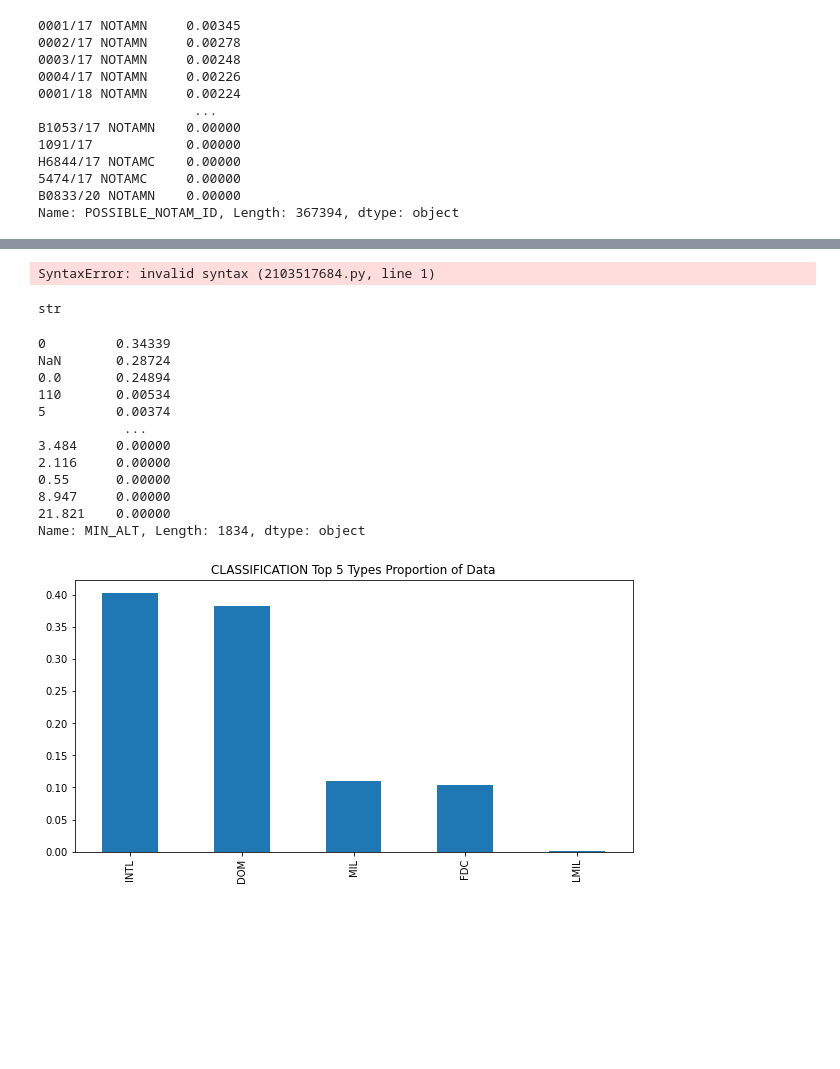
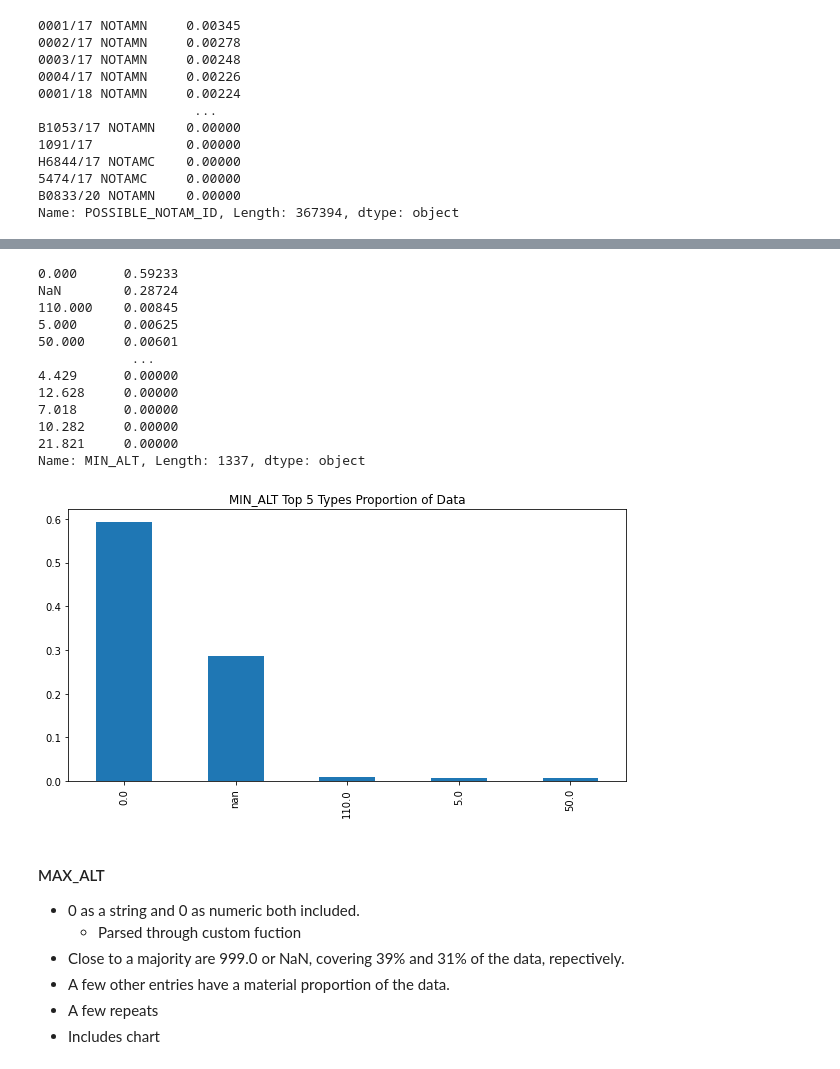
Before and after one commit to DAEN-Team-1/Final, a Jupyter notebook: notam_analysis_v1.ipynb, the cells around one changed output, grey strips where cells are left out. Cells and saved outputs as stored; diff of their text form; code cells hidden in the pictures; blank space fills up the shorter version.

```diff
--- a/notam_analysis_v1.ipynb
+++ b/notam_analysis_v1.ipynb
@@ -1240,11 +1237,14 @@ Name: POSSIBLE_NOTAM_ID, Length: 367394, dtype: object
 * A few repeats
 * Includes chart
 # %%
-# Helper function
+# Helper function as to_numeric is not working
 def convert_to_float(row):
-    try:
-        return float(row)
-    except:
+    if isinstance(row, str):
+        try:
+            return float(row)
+        except:
+            return row
+    else:
         return row
 # %%
-df['MIN_ALT'].apply(convert_to_float)
+df['MIN_ALT'] = df['MIN_ALT'].apply(convert_to_float)
@@ -1264,2 +1250,0 @@ Name: MIN_ALT, Length: 1062038, dtype: object
-# %%
-df['MIN_ALT'][df['MIN_ALT']=='0'] = 0.0
@@ -1271,2 +1250,0 @@ See the caveats in the documentation: https://pandas.pydata.org/pandas-docs/stab
-# %%
-df['MIN_ALT'] = pd.to_numeric(df['MIN_ALT'], errors='ignore', downcast='float')
@@ -1333,29 +1266,29 @@ Name: MIN_ALT, Length: 3970, dtype: object
-# %%
-df['MIN_ALT'].apply(lambda x: try float(x) except x)
-# %% [output]
-SyntaxError: invalid syntax (2103517684.py, line 1)
-# %%
-type(df['MIN_ALT'].iloc[82001])
-# %% [output]
-str
 # %%
 df['MIN_ALT'].value_counts(dropna=False, normalize=True).apply(lambda x: '%.5f' % x)
 # %% [output]
-0         0.34339
-NaN       0.28724
-0.0       0.24894
-110       0.00534
-5         0.00374
-           ...
-3.484     0.00000
-2.116     0.00000
-0.55      0.00000
-8.947     0.00000
-21.821    0.00000
-Name: MIN_ALT, Length: 1834, dtype: object
+0.000      0.59233
+NaN        0.28724
+110.000    0.00845
+5.000      0.00625
+50.000     0.00601
+            ...
+4.429      0.00000
+12.628     0.00000
+7.018      0.00000
+10.282     0.00000
+21.821     0.00000
+Name: MIN_ALT, Length: 1337, dtype: object
 # %%
-df['CLASSIFICATION'].value_counts(dropna=False, normalize=True).nlargest(5).plot(kind='bar',
-                                                                         title='CLASSIFICATION Top 5 Types Proportion of Data',
-                                                                         figsize=(10, 5));
+df['MIN_ALT'].value_counts(dropna=False, normalize=True).nlargest(5).plot(kind='bar',
+                                                                          title='MIN_ALT Top 5 Types Proportion of Data',
+                                                                          figsize=(10, 5));
 # %% [output]
-[figure, old version]
+[figure, new version]
+# %% [markdown]
+#### MAX_ALT
+* 0 as a string and 0 as numeric both included.
+    * Parsed through custom fuction
+* Close to a majority are 999.0 or NaN, covering 39% and 31% of the data, repectively.
+* A few other entries have a material proportion of the data.
+* A few repeats
+* Includes chart
```
Also changed, not shown: parts of 88 cells of this notebook.
